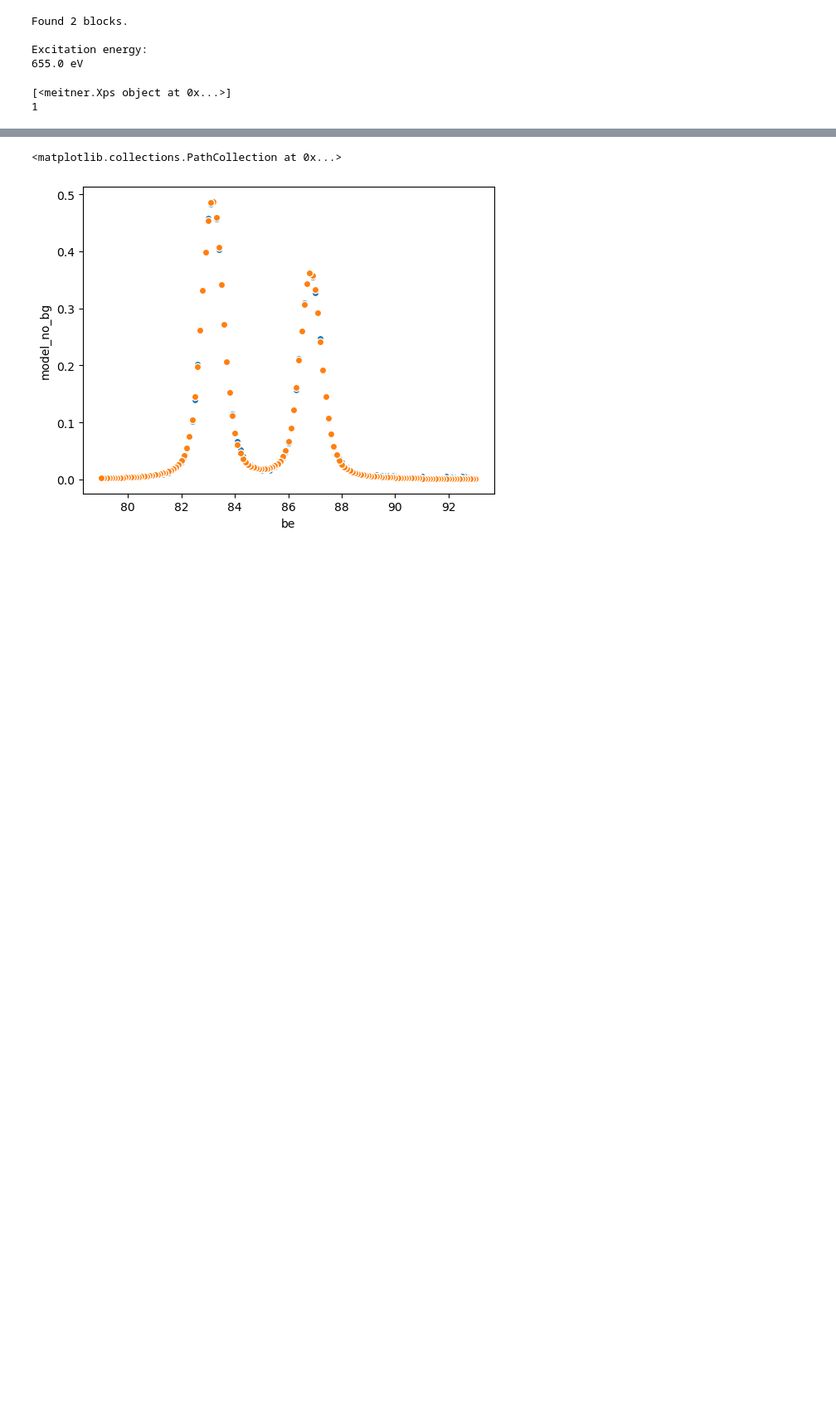
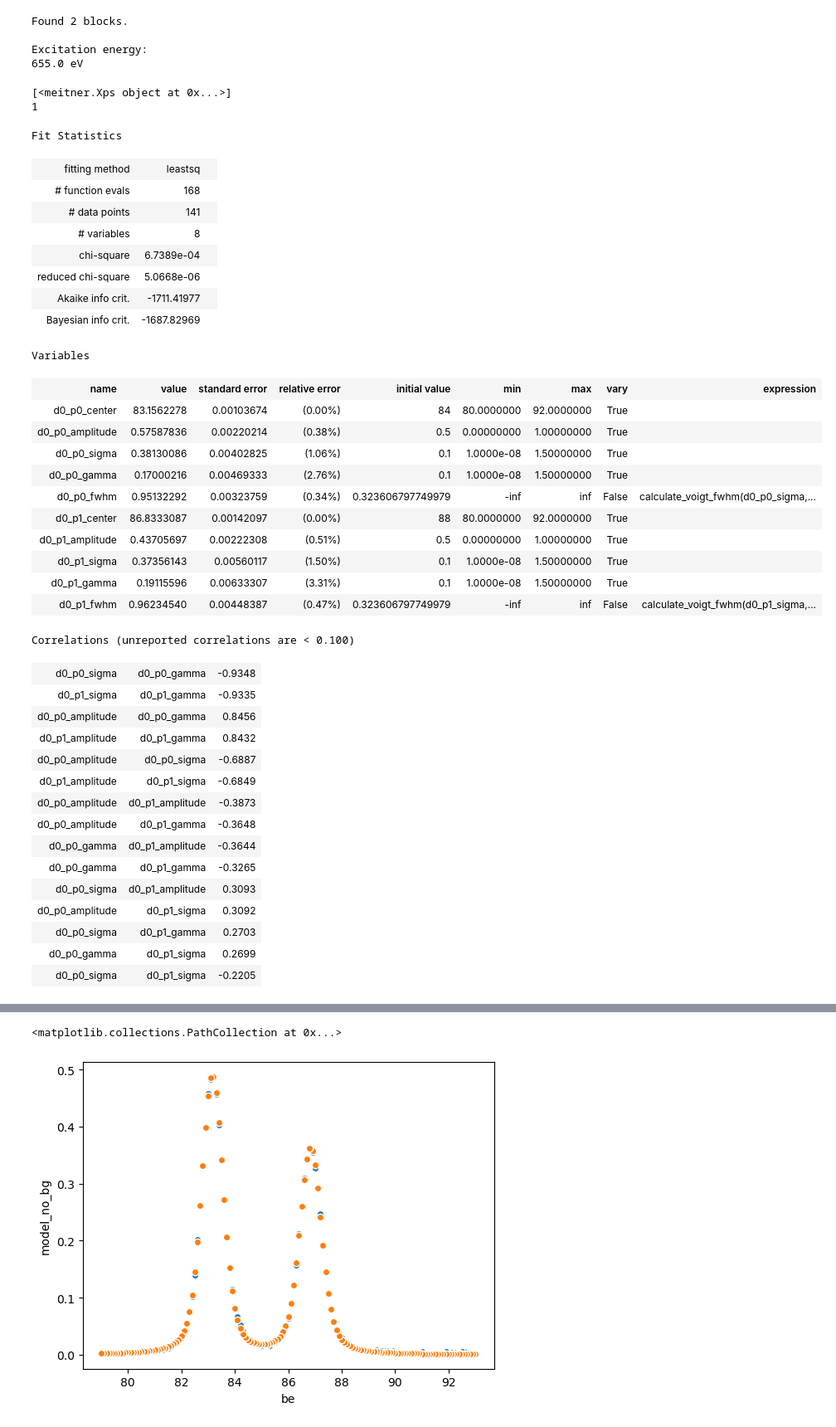
Before and after one commit to picklerixs/meitner, a Jupyter notebook: xarray_test.ipynb, the cells around one changed output, grey strips where cells are left out. Shown: that part at 83% size. Saved outputs shown, nothing was run; the diff lists cells and outputs as text; code cells hidden in the pictures; blank space fills up the shorter version.

```diff
--- a/xarray_test.ipynb
+++ b/xarray_test.ipynb
@@ -85,16 +85,66 @@ Found 2 blocks.
 Excitation energy:
 655.0 eV
 # %%
+# expr_constraints = {'d0_p0_amplitude': {'value': 0.5, 'min': 0, 'max': 1},
+#                     'd0_p1_amplitude': {'value': 0.5*3/4, 'min': 0, 'max': 1},
+#                     'd0_p0_center': {'value': 83, 'min': 82, 'max': 84},
+#                     'd0_p1_center': {'value': 86.5, 'min': 85, 'max': 88},
+#                     'd0_p0_sigma': {'value': 0.5, 'min': 0, 'max': 1.5},
+#                     'd0_p1_sigma': {'value': 0.5, 'min': 0, 'max': 1.5},
+#                     'd0_p0_gamma': {'value': 0.5, 'min': 0, 'max': 1.5},
+#                     'd0_p1_gamma': {'value': 0.5, 'min': 0, 'max': 1.5}}
 expr_constraints = {'d0_p0_amplitude': {'value': 0.5, 'min': 0, 'max': 1},
-                    'd0_p1_amplitude': {'value': 0.5*3/4, 'min': 0, 'max': 1},
-                    'd0_p0_center': {'value': 83, 'min': 82, 'max': 84},
-                    'd0_p1_center': {'value': 86.5, 'min': 85, 'max': 88},
-                    'd0_p0_sigma': {'value': 0.5, 'min': 0, 'max': 1.5},
-                    'd0_p1_sigma': {'value': 0.5, 'min': 0, 'max': 1.5},
-                    'd0_p0_gamma': {'value': 0.5, 'min': 0, 'max': 1.5},
-                    'd0_p1_gamma': {'value': 0.5, 'min': 0, 'max': 1.5}}
-fit1 = meitner.Fit(xps1, n_peaks=2, first_peak_index=0, fit=True, be_guess=[83,88],
-                   expr_constraints=expr_constraints)
+                    'd0_p1_amplitude': {'value': 0.5, 'min': 0, 'max': 1},
+                    'd0_p0_center': {'value': 84, 'min': 80, 'max': 92},
+                    'd0_p1_center': {'value': 88, 'min': 80, 'max': 92},
+                    'd0_p0_sigma': {'value': 0.1, 'min': 10**-8, 'max': 1.5},
+                    'd0_p1_sigma': {'value': 0.1, 'min': 10**-8, 'max': 1.5},
+                    'd0_p0_gamma': {'value': 0.1, 'min': 10**-8, 'max': 1.5},
+                    'd0_p1_gamma': {'value': 0.1, 'min': 10**-8, 'max': 1.5}}
+# expr_constraints = {'d0_p0_center': {'value': 83, 'min': 82, 'max': 84},
+#                     'd0_p1_center': {'value': 86.5, 'min': 85, 'max': 88}}
+fit0 = meitner.Fit(xps1, n_peaks=2, first_peak_index=0, fit=True, be_guess=[83,88],
+                   expr_constraints=expr_constraints, method='leastsq')
 # %% [output]
 [<meitner.Xps object at 0x...>]
 1
+# %%
+fit0.result
+# %% [output]
+Fit Statistics
+| fitting method | leastsq |  |
+| # function evals | 168 |  |
+| # data points | 141 |  |
+| # variables | 8 |  |
+| chi-square | 6.7389e-04 |  |
+| reduced chi-square | 5.0668e-06 |  |
+| Akaike info crit. | -1711.41977 |  |
+| Bayesian info crit. | -1687.82969 |  |
+Variables
+| name | value | standard error | relative error | initial value | min | max | vary | expression |
+| d0_p0_center | 83.1562278 | 0.00103674 | (0.00%) | 84 | 80.0000000 | 92.0000000 | True |  |
+| d0_p0_amplitude | 0.57587836 | 0.00220214 | (0.38%) | 0.5 | 0.00000000 | 1.00000000 | True |  |
+| d0_p0_sigma | 0.38130086 | 0.00402825 | (1.06%) | 0.1 | 1.0000e-08 | 1.50000000 | True |  |
+| d0_p0_gamma | 0.17000216 | 0.00469333 | (2.76%) | 0.1 | 1.0000e-08 | 1.50000000 | True |  |
+| d0_p0_fwhm | 0.95132292 | 0.00323759 | (0.34%) | 0.323606797749979 | -inf | inf | False | calculate_voigt_fwhm(d0_p0_sigma,... |
+| d0_p1_center | 86.8333087 | 0.00142097 | (0.00%) | 88 | 80.0000000 | 92.0000000 | True |  |
+| d0_p1_amplitude | 0.43705697 | 0.00222308 | (0.51%) | 0.5 | 0.00000000 | 1.00000000 | True |  |
+| d0_p1_sigma | 0.37356143 | 0.00560117 | (1.50%) | 0.1 | 1.0000e-08 | 1.50000000 | True |  |
+| d0_p1_gamma | 0.19115596 | 0.00633307 | (3.31%) | 0.1 | 1.0000e-08 | 1.50000000 | True |  |
+| d0_p1_fwhm | 0.96234540 | 0.00448387 | (0.47%) | 0.323606797749979 | -inf | inf | False | calculate_voigt_fwhm(d0_p1_sigma,... |
+Correlations (unreported correlations are < 0.100)
+| d0_p0_sigma | d0_p0_gamma | -0.9348 |
+| d0_p1_sigma | d0_p1_gamma | -0.9335 |
+| d0_p0_amplitude | d0_p0_gamma | 0.8456 |
+| d0_p1_amplitude | d0_p1_gamma | 0.8432 |
+| d0_p0_amplitude | d0_p0_sigma | -0.6887 |
+| d0_p1_amplitude | d0_p1_sigma | -0.6849 |
+| d0_p0_amplitude | d0_p1_amplitude | -0.3873 |
+| d0_p0_amplitude | d0_p1_gamma | -0.3648 |
+| d0_p0_gamma | d0_p1_amplitude | -0.3644 |
+| d0_p0_gamma | d0_p1_gamma | -0.3265 |
+| d0_p0_sigma | d0_p1_amplitude | 0.3093 |
+| d0_p0_amplitude | d0_p1_sigma | 0.3092 |
+| d0_p0_sigma | d0_p1_gamma | 0.2703 |
+| d0_p0_gamma | d0_p1_sigma | 0.2699 |
+| d0_p0_sigma | d0_p1_sigma | -0.2205 |
```
Also changed, not shown: parts of 3 cells of this notebook, 1 other file.
